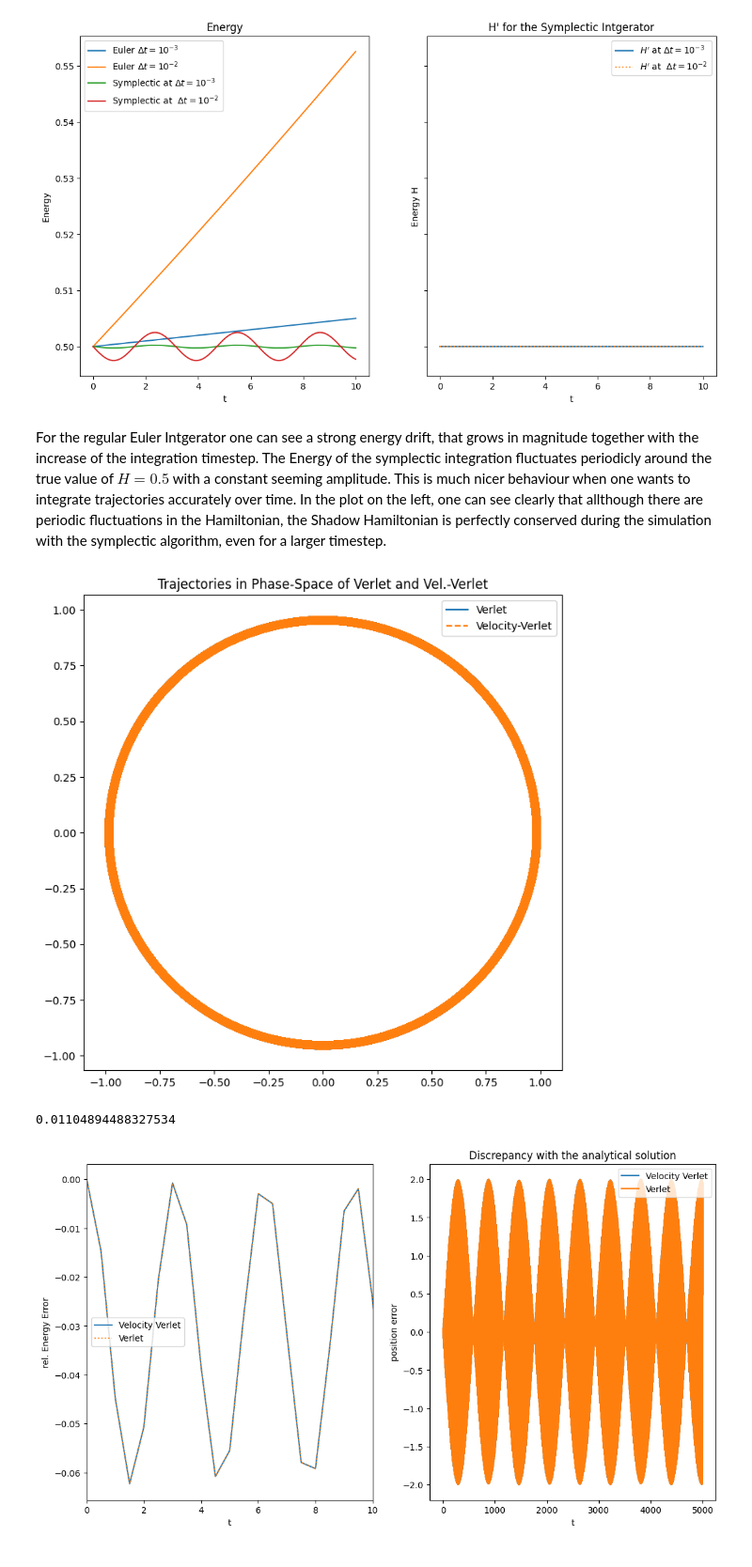
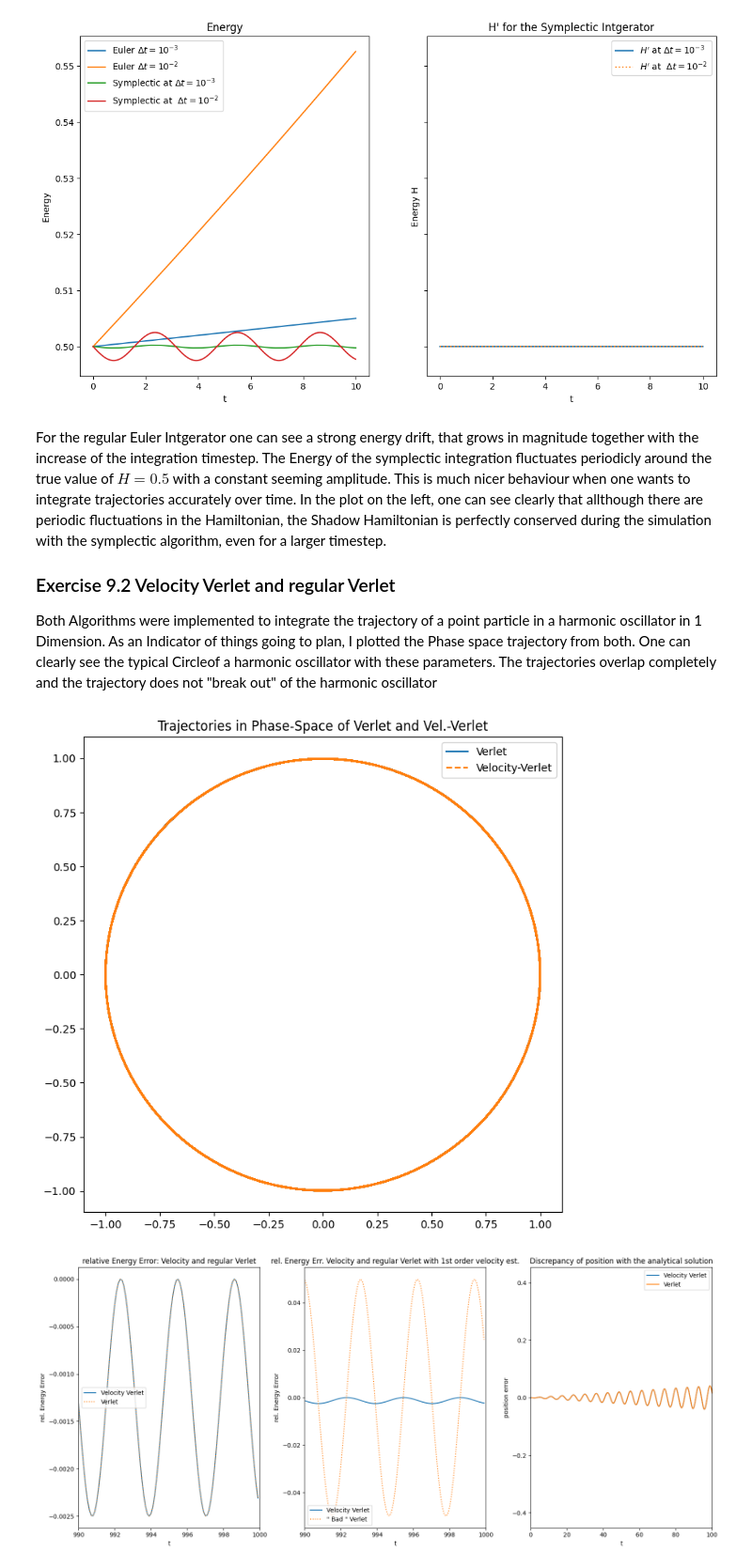
Before and after one commit to selina355/simulation-methods, a Jupyter notebook: Exercise9_Integrators/Exercise9_Analysis.ipynb, the cells around one changed output. Shown at 94% size. Cells and saved outputs as stored; diff of their text form; code cells hidden in the pictures.

Commit message:
fixed exercise 8.1

```diff
--- a/Exercise9_Integrators/Exercise9_Analysis.ipynb
+++ b/Exercise9_Integrators/Exercise9_Analysis.ipynb
@@ -84,14 +84,15 @@ with open('Intgeration_Data.csv') as csvfile:
         data.append(np.asarray(row).astype('double'))
 t_small=data[0]
 euler_small=data[1:5]
+
 symplectic_small=data[5:10]
 t_big= data[10]
 
 euler_big= data[11:15]
 symplectic_big=data[15:20]
 velocity_verlet=data[20:24]
-verlet=data[24:28]
-test_vel_verlet=data[28:34]
-test_vel_verlet2=data[34:]
+verlet=data[24:30]
+test_vel_verlet=data[30:36]
+test_vel_verlet2=data[36:]
 print(len(data))
 # %% [output]
@@ -215,8 +215,12 @@ plt.show()
 # %% [markdown]
 For the regular Euler Intgerator one can see a strong energy drift, that grows in magnitude together with the increase of the integration timestep. The Energy of the symplectic integration fluctuates periodicly around the true value of $ H = 0.5$ with a constant seeming amplitude. This is much nicer behaviour when one wants to integrate trajectories accurately over time.
 In the plot on the left, one can see clearly that allthough there are periodic fluctuations in the Hamiltonian, the Shadow Hamiltonian is perfectly conserved during the simulation with the symplectic algorithm, even for a larger timestep.
+
+### Exercise 9.2 Velocity Verlet and regular Verlet
+
+Both Algorithms were implemented to integrate the trajectory of a point particle in a harmonic oscillator in 1 Dimension.
+As an Indicator of things going to plan, I plotted the Phase space trajectory from both. One can clearly see the typical Circleof a harmonic oscillator with these parameters. The trajectories overlap completely and the trajectory does not "break out" of the harmonic oscillator
 # %%
-
 
 
 fig,axs= plt.subplots(1,1,figsize=(8,8))
@@ -228,35 +232,46 @@ plt.title("Trajectories in Phase-Space of Verlet and Vel.-Verlet")
 plt.legend()
 plt.show()
 # %% [output]
-[figure, old version]
+[figure, new version]
 # %%
 N_big=10000
-t_big=np.arange(0,N_big*0.5, 0.5)
+t_big=np.arange(0,N_big*0.1, 0.1)
+
 
 E_err_vel_verlet= (velocity_verlet[3]-0.5)/velocity_verlet[3][0]
-print(np.std(velocity_verlet[3]))
-E_err_verlet= (verlet[3]-verlet[3][0])/verlet[3][0]
-fig,axs = plt.subplots(1,  2,figsize=(13,7))
-#axs[0].set_title("Energy Conservation")
+
+
+E_err_verlet= (verlet[4]-verlet[4][0])/verlet[4][0]
+E_err_verlet_bad= (verlet[5]-verlet[5][0])/verlet[5][0]
+fig,axs = plt.subplots(1,  3,figsize=(16,7),tight_layout="True")
+axs[0].set_title("relative Energy Error: Velocity and regular Verlet")
+axs[0].plot(t_big,E_err_vel_verlet,label="Velocity Verlet")
+
+axs[0].plot(t_big,E_err_verlet,label="Verlet", linestyle=":")
+
+axs[0].set_ylabel("rel. Energy Error")
+axs[0].set_xlabel("t")
+axs[0].set_xlim(990,1000)
+axs[0].legend()
+
+axs[1].set_title("rel. Energy Err. Velocity and regular Verlet with 1st order velocity est.")
 #axs[0].plot(t_big[9500:],E_err_verlet[9500:],linestyle="-" ,label="Verlet")
 #axs[0].plot(t_big[9500:],E_err_vel_verlet[9500:],linestyle=":" ,label="Verlet")
-axs[0].plot(t_big,E_err_vel_verlet,label="Velocity Verlet")
-axs[0].plot(t_big,E_err_verlet,label="Verlet", linestyle=":")
-axs[0].set_ylabel("rel. Energy Error")
-axs[0].set_xlabel("t")
-axs[0].set_xlim(0,10)
-axs[0].legend()
+axs[1].plot(t_big,E_err_vel_verlet,label="Velocity Verlet")
+axs[1].plot(t_big,E_err_verlet_bad,label="\" Bad \" Verlet", linestyle=":")
+axs[1].set_ylabel("rel. Energy Error")
+axs[1].set_xlabel("t")
+axs[1].set_xlim(990,1000)
+axs[1].legend()
 
-axs[1].plot(t_big,velocity_verlet[2],label="Velocity Verlet")
-axs[1].plot(t_big,verlet[2],label="Verlet")
-
-axs[1].set_ylabel("position error")
-axs[1].legend()
-axs[1].set_title("Discrepancy with the analytical solution")
-axs[1].set_xlabel("t")
-
+axs[2].plot(t_big,velocity_verlet[2],label="Velocity Verlet")
+axs[2].plot(t_big,verlet[3],label="Verlet")
+axs[2].set_xlim(0,100)
+axs[2].set_ylabel("position error")
+axs[2].legend()
+axs[2].set_title("Discrepancy of position with the analytical solution")
+axs[2].set_xlabel("t")
 
 plt.show()
 # %% [output]
-0.01104894488327534
-[figure, old version]
+[figure, new version]
```
Also changed, not shown: parts of 6 cells of this notebook, 14 other files.
